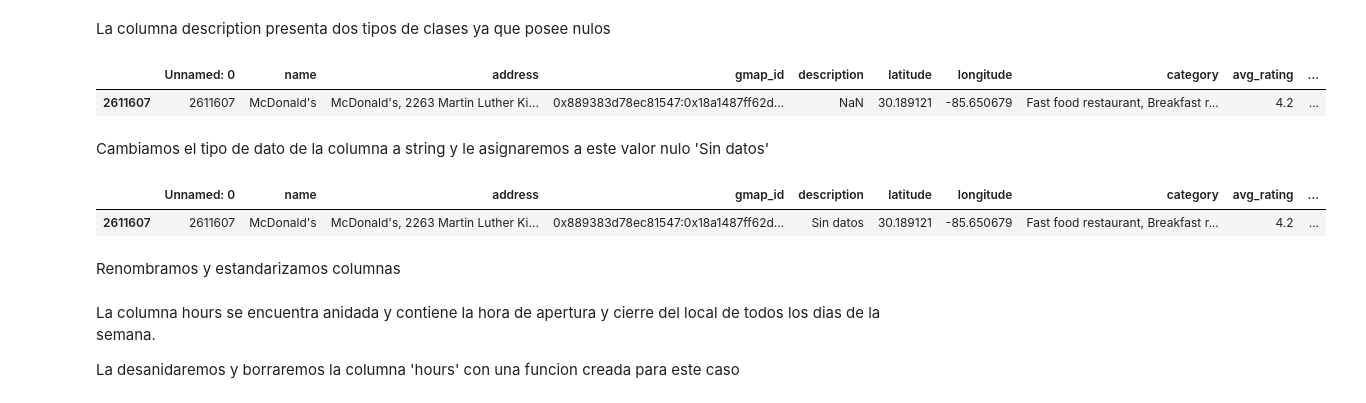
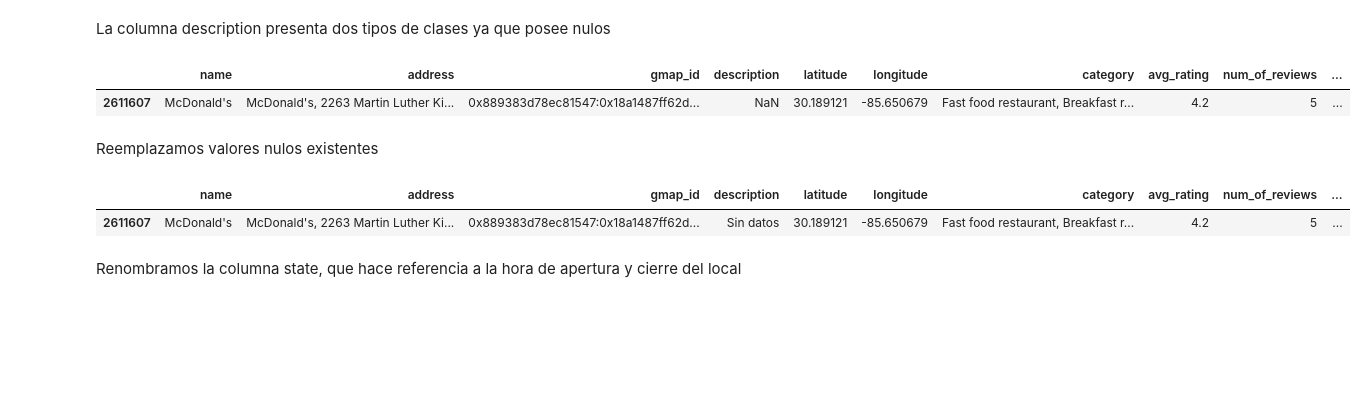
Before and after one commit to MiliTrres/PF_Reviews-Recommendation_Henry, a Jupyter notebook: ETL/ETL_metadatos-sitios.ipynb, the cells around one changed output. Cells and saved outputs as stored; diff of their text form; code cells hidden in the pictures; blank space fills up the shorter version.

```diff
--- a/ETL/ETL_metadatos-sitios.ipynb
+++ b/ETL/ETL_metadatos-sitios.ipynb
@@ -94,7 +94,7 @@ df.head(2)
 # %% [markdown]
 Eliminamos columnas que no son relevantes
 # %%
-df = df.drop(columns=['relative_results','url','price','state'])
+df = df.drop(columns=['Unnamed: 0','relative_results','price','MISC','hours'])
 # %% [markdown]
 La columna description presenta dos tipos de clases ya que posee nulos
 # %%
@@ -102,16 +102,14 @@ La columna description presenta dos tipos de clases ya que posee nulos
 valores_nulos = df[df['description'].isnull()]
 valores_nulos
 # %% [output]
-|  | Unnamed: 0 | name | address | gmap_id | description | latitude | longitude | category | avg_rating | ... |
-| 2611607 | 2611607 | McDonald's | McDonald's, 2263 Martin Luther Ki... | 0x889383d78ec81547:0x18a1487ff62d... | NaN | 30.189121 | -85.650679 | Fast food restaurant, Breakfast r... | 4.2 | ... |
+|  | name | address | gmap_id | description | latitude | longitude | category | avg_rating | num_of_reviews | ... |
+| 2611607 | McDonald's | McDonald's, 2263 Martin Luther Ki... | 0x889383d78ec81547:0x18a1487ff62d... | NaN | 30.189121 | -85.650679 | Fast food restaurant, Breakfast r... | 4.2 | 5 | ... |
-# %% [markdown]
-Cambiamos el tipo de dato de la columna a string y le asignaremos a este valor nulo 'Sin datos'
+# %% [markdown]
+Reemplazamos valores nulos existentes
 # %%
-df['description'] = df['description'].fillna('Sin datos')
+df[['description','category','state']] = df[['description','category','state']].fillna('Sin datos')
 # Filtro por el valor 'Sin datos' para mostrar el resultado
 df[df['description'] == 'Sin datos']
 # %% [output]
-|  | Unnamed: 0 | name | address | gmap_id | description | latitude | longitude | category | avg_rating | ... |
-| 2611607 | 2611607 | McDonald's | McDonald's, 2263 Martin Luther Ki... | 0x889383d78ec81547:0x18a1487ff62d... | Sin datos | 30.189121 | -85.650679 | Fast food restaurant, Breakfast r... | 4.2 | ... |
+|  | name | address | gmap_id | description | latitude | longitude | category | avg_rating | num_of_reviews | ... |
+| 2611607 | McDonald's | McDonald's, 2263 Martin Luther Ki... | 0x889383d78ec81547:0x18a1487ff62d... | Sin datos | 30.189121 | -85.650679 | Fast food restaurant, Breakfast r... | 4.2 | 5 | ... |
-# %% [markdown]
-Renombramos y estandarizamos columnas
@@ -120,4 +115,0 @@ df.rename(columns={'Unnamed: 0':'metadatos_id'}, inplace = True)
-# %% [markdown]
-La columna hours se encuentra anidada y contiene la hora de apertura y cierre del local de todos los dias de la semana.
-
-La desanidaremos y borraremos la columna 'hours' con una funcion creada para este caso
@@ -125,0 +116,2 @@ df = ut.horas_metada(df)
+# %% [markdown]
+Renombramos la columna state, que hace referencia a la hora de apertura y cierre del local
```
Also changed, not shown: parts of 8 cells of this notebook, 1 other file.
